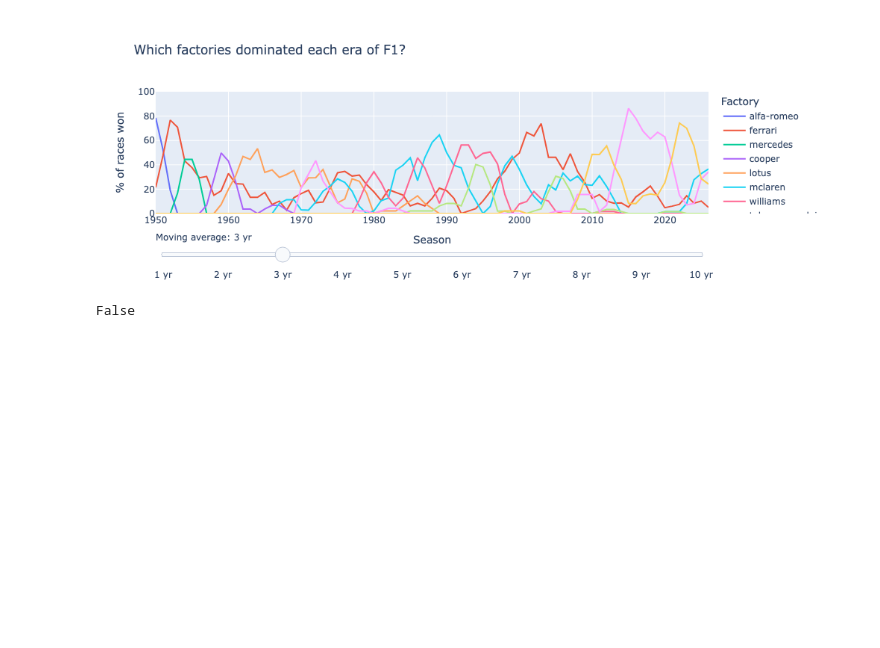
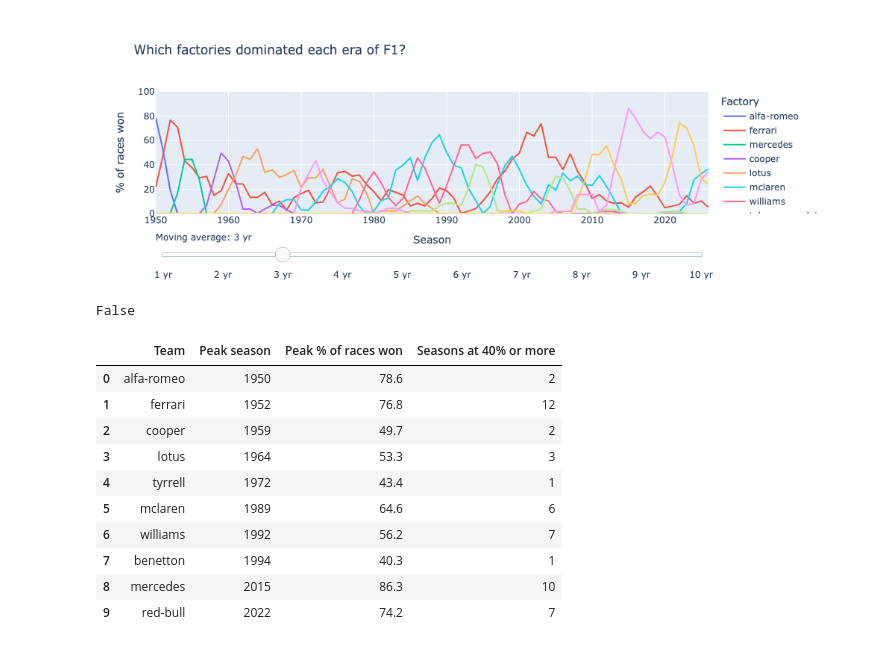
Before and after one commit to AliR-lab/f1-analytics, a Jupyter notebook: notebooks/01_dominant_teams.ipynb, the cells around one changed output. Drawn from its saved outputs; the diff is of its cells as text; code cells hidden in the pictures; blank space fills up the shorter version.

Commit message:
Add bilingual full report with peak tables

```diff
--- a/notebooks/01_dominant_teams.ipynb
+++ b/notebooks/01_dominant_teams.ipynb
@@ -665,3 +665,27 @@ Path("../docs/index.html").write_text(page, encoding="utf-8")
 print("{{" in page)
 # %% [output]
 False
+# %%
+def peak_table(smooth_table, columns, label):
+    peaks = pd.DataFrame({
+        label: columns,
+        "Peak season": smooth_table[columns].idxmax().values,
+        "Peak % of races won": smooth_table[columns].max().round(1).values,
+        "Seasons at 40% or more": (smooth_table[columns] >= 40).sum().values,
+    })
+    return peaks.sort_values("Peak season").reset_index(drop=True)
+
+team_peaks = peak_table(smooth, dominant_teams, "Team")
+team_peaks
+# %% [output]
+|  | Team | Peak season | Peak % of races won | Seasons at 40% or more |
+| 0 | alfa-romeo | 1950 | 78.6 | 2 |
+| 1 | ferrari | 1952 | 76.8 | 12 |
+| 2 | cooper | 1959 | 49.7 | 2 |
+| 3 | lotus | 1964 | 53.3 | 3 |
+| 4 | tyrrell | 1972 | 43.4 | 1 |
+| 5 | mclaren | 1989 | 64.6 | 6 |
+| 6 | williams | 1992 | 56.2 | 7 |
+| 7 | benetton | 1994 | 40.3 | 1 |
+| 8 | mercedes | 2015 | 86.3 | 10 |
+| 9 | red-bull | 2022 | 74.2 | 7 |
```
Also changed, not shown: parts of 4 cells of this notebook, 2 other files.
